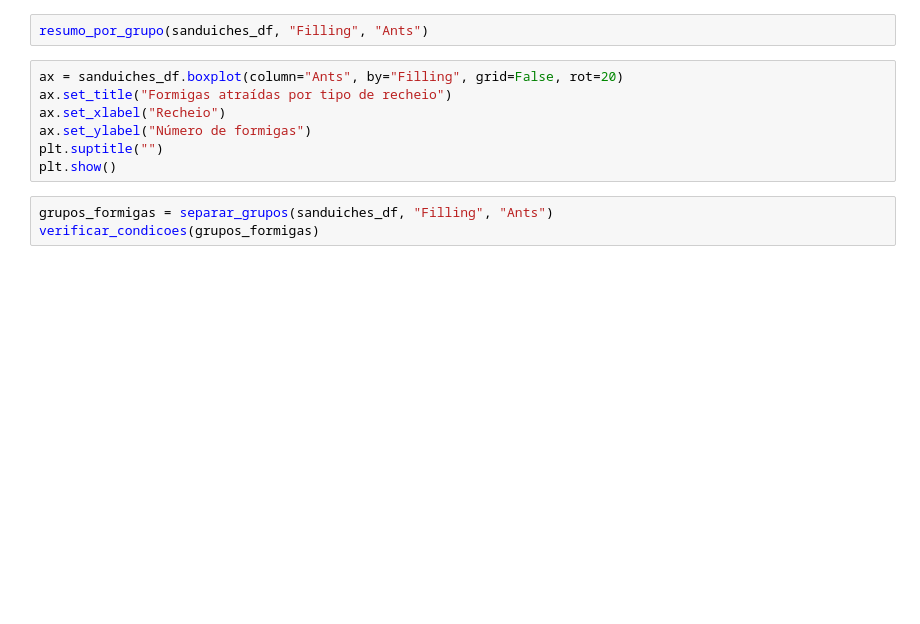
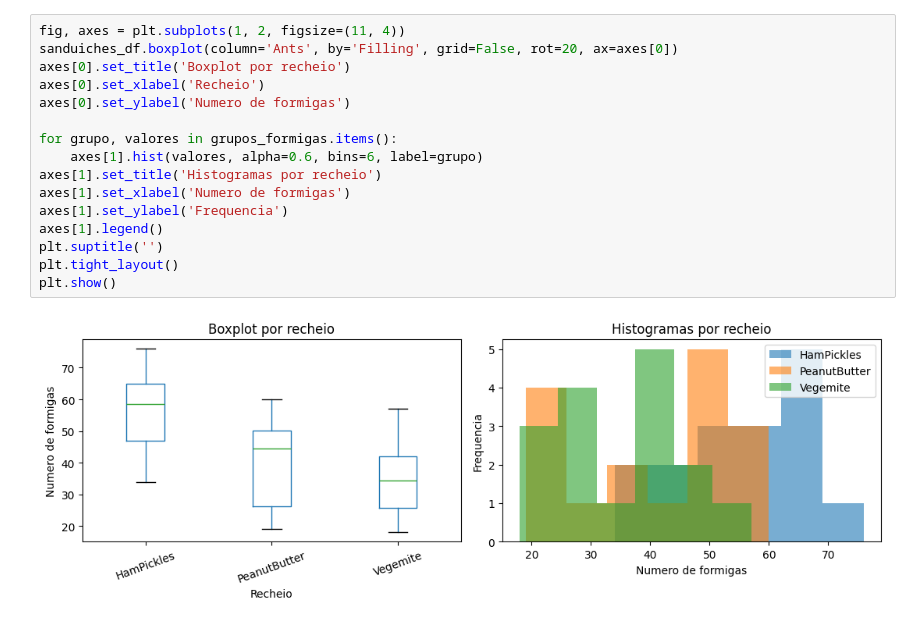
Before and after one commit to AILAB-CEFET-RJ/gcc1625, a Jupyter notebook: notebooks/05_testes_hipoteses_anova.ipynb, the cells around one changed output. Cells and saved outputs as stored; diff of their text form; blank space fills up the shorter version.

```diff
--- a/notebooks/05_testes_hipoteses_anova.ipynb
+++ b/notebooks/05_testes_hipoteses_anova.ipynb
@@ -179,12 +312,18 @@ sanduiches_df.head()
-# %%
-resumo_por_grupo(sanduiches_df, "Filling", "Ants")
-# %%
-ax = sanduiches_df.boxplot(column="Ants", by="Filling", grid=False, rot=20)
-ax.set_title("Formigas atraídas por tipo de recheio")
-ax.set_xlabel("Recheio")
-ax.set_ylabel("Número de formigas")
-plt.suptitle("")
-plt.show()
-# %%
-grupos_formigas = separar_grupos(sanduiches_df, "Filling", "Ants")
-verificar_condicoes(grupos_formigas)
+# %%
+fig, axes = plt.subplots(1, 2, figsize=(11, 4))
+sanduiches_df.boxplot(column='Ants', by='Filling', grid=False, rot=20, ax=axes[0])
+axes[0].set_title('Boxplot por recheio')
+axes[0].set_xlabel('Recheio')
+axes[0].set_ylabel('Numero de formigas')
+
+for grupo, valores in grupos_formigas.items():
+    axes[1].hist(valores, alpha=0.6, bins=6, label=grupo)
+axes[1].set_title('Histogramas por recheio')
+axes[1].set_xlabel('Numero de formigas')
+axes[1].set_ylabel('Frequencia')
+axes[1].legend()
+plt.suptitle('')
+plt.tight_layout()
+plt.show()
+# %% [output]
+[figure, added]
```
Also changed, not shown: parts of 51 cells of this notebook, 2 other files.
